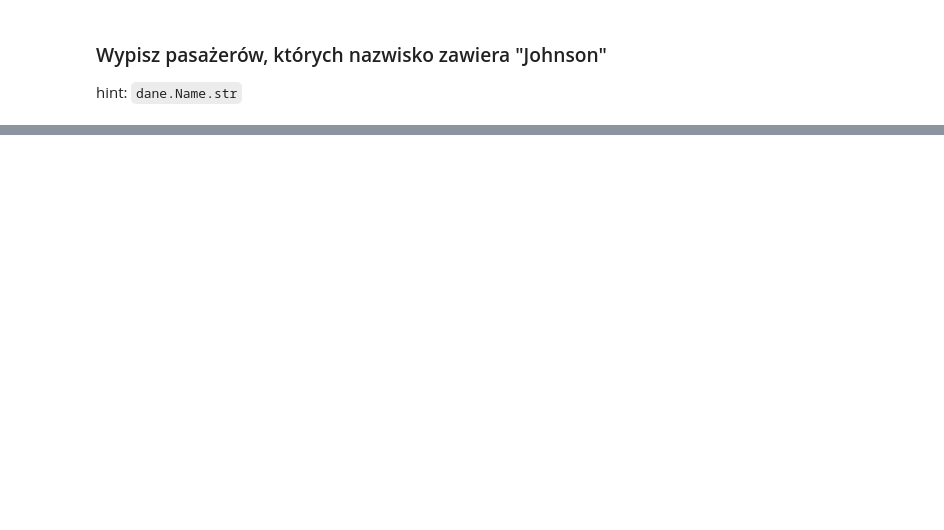
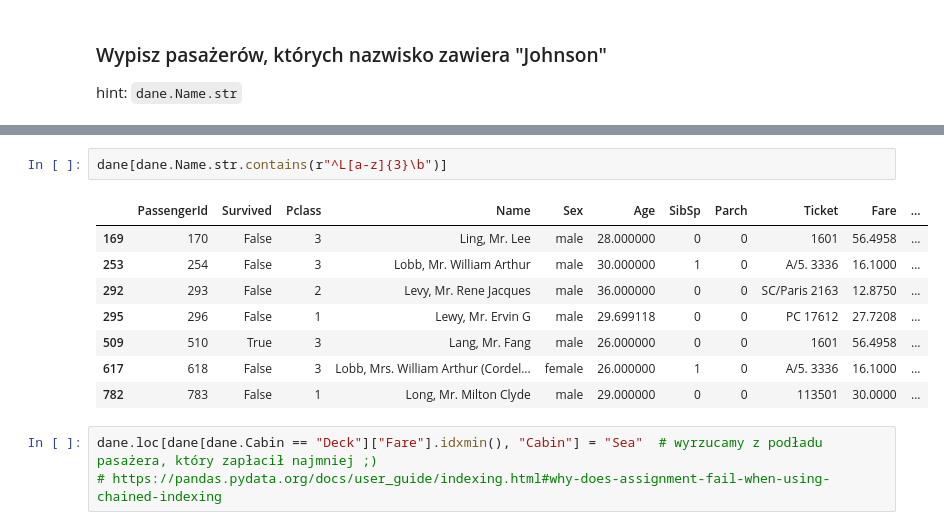
Before and after one commit to kadamekALX/python20220625, a Jupyter notebook: numpy_pandas/pandas.ipynb, the cells around one changed output, grey strips where cells are left out. Drawn from its saved outputs; the diff is of its cells as text; blank space fills up the shorter version.

```diff
--- a/numpy_pandas/pandas.ipynb
+++ b/numpy_pandas/pandas.ipynb
@@ -325,0 +350,14 @@ hint: `dane.Name.str`
+# %%
+dane[dane.Name.str.contains(r"^L[a-z]{3}\b")]
+# %% [output]
+|  | PassengerId | Survived | Pclass | Name | Sex | Age | SibSp | Parch | Ticket | Fare | ... |
+| 169 | 170 | False | 3 | Ling, Mr. Lee | male | 28.000000 | 0 | 0 | 1601 | 56.4958 | ... |
+| 253 | 254 | False | 3 | Lobb, Mr. William Arthur | male | 30.000000 | 1 | 0 | A/5. 3336 | 16.1000 | ... |
+| 292 | 293 | False | 2 | Levy, Mr. Rene Jacques | male | 36.000000 | 0 | 0 | SC/Paris 2163 | 12.8750 | ... |
+| 295 | 296 | False | 1 | Lewy, Mr. Ervin G | male | 29.699118 | 0 | 0 | PC 17612 | 27.7208 | ... |
+| 509 | 510 | True | 3 | Lang, Mr. Fang | male | 26.000000 | 0 | 0 | 1601 | 56.4958 | ... |
+| 617 | 618 | False | 3 | Lobb, Mrs. William Arthur (Cordel... | female | 26.000000 | 1 | 0 | A/5. 3336 | 16.1000 | ... |
+| 782 | 783 | False | 1 | Long, Mr. Milton Clyde | male | 29.000000 | 0 | 0 | 113501 | 30.0000 | ... |
+# %%
+dane.loc[dane[dane.Cabin == "Deck"]["Fare"].idxmin(), "Cabin"] = "Sea"  # wyrzucamy z podładu pasażera, który zapłacił najmniej ;)
+# https://pandas.pydata.org/docs/user_guide/indexing.html#why-does-assignment-fail-when-using-chained-indexing
```
Also changed, not shown: parts of 5 cells of this notebook.
